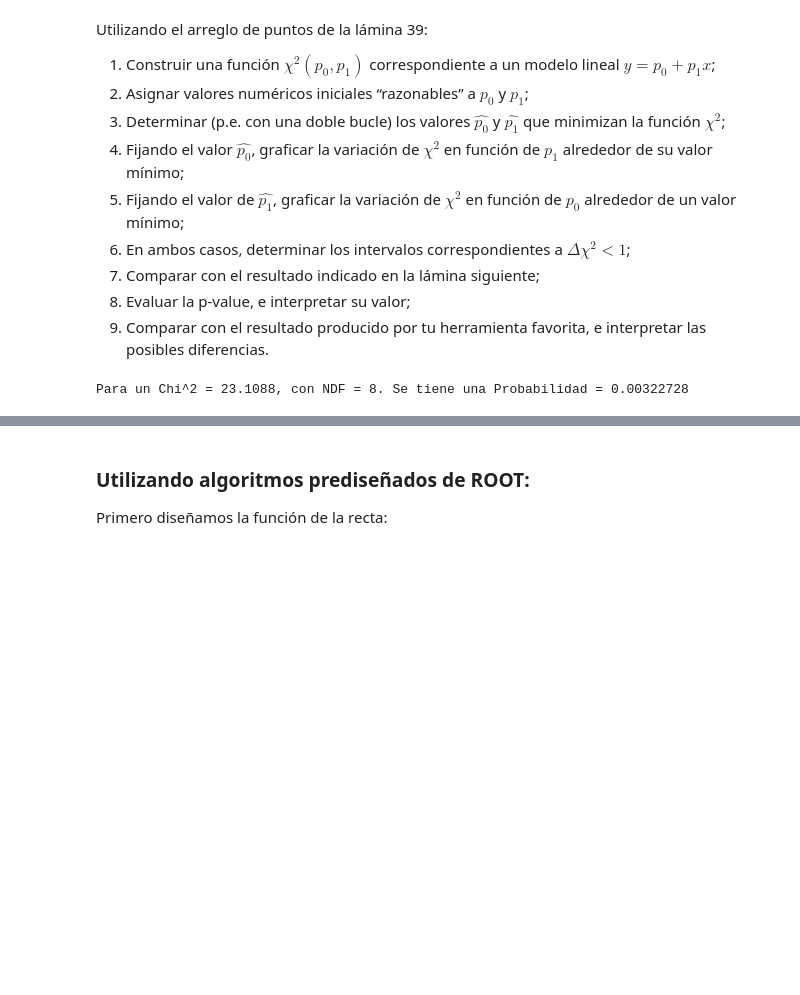
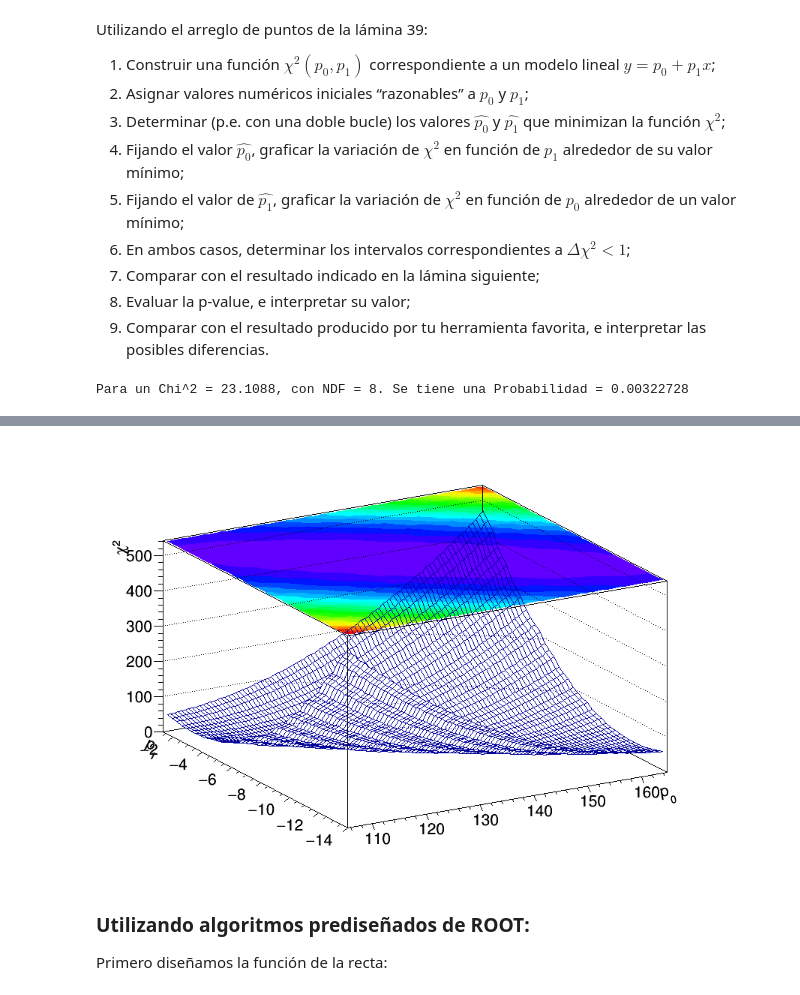
Before and after one commit to AltuOs/MD_T2, a Jupyter notebook: T2_Ej1_Oscar_Altuve.ipynb, the cells around one changed output, grey strips where cells are left out. Saved outputs shown, nothing was run; the diff lists cells and outputs as text; code cells hidden in the pictures; blank space fills up the shorter version.

```diff
--- a/T2_Ej1_Oscar_Altuve.ipynb
+++ b/T2_Ej1_Oscar_Altuve.ipynb
@@ -86,3 +138,9 @@ c1->Draw();
+# %%
+//chi2dPlot->Draw("surf2");
+chi2dPlot->Draw("surf3");
+c1->Draw();
+# %% [output]
+[figure, added]
 # %% [markdown]
 ### Utilizando algoritmos prediseñados de ROOT:
 
```
Also changed, not shown: parts of 12 cells of this notebook.
